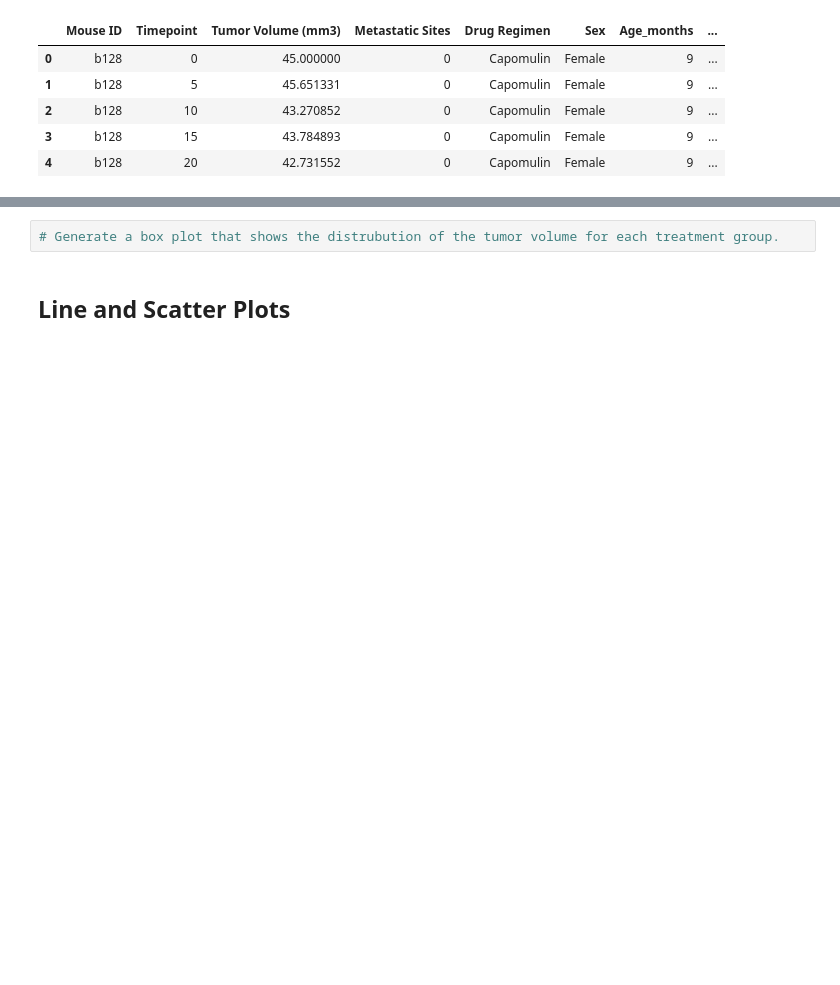
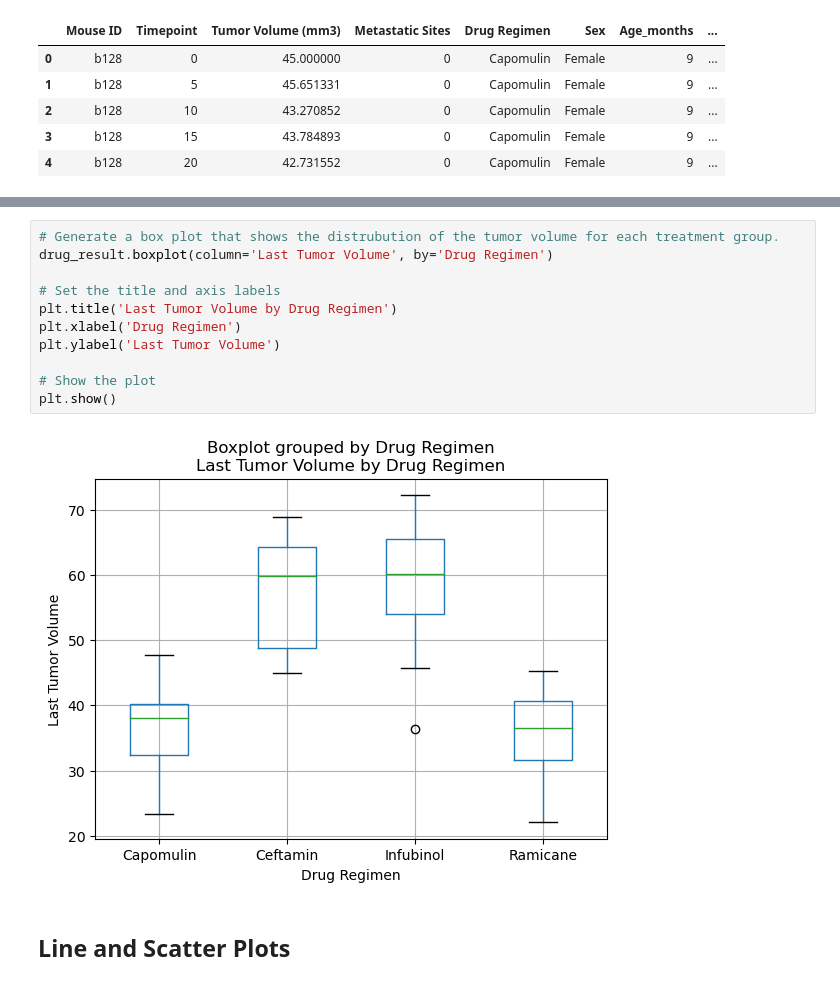
Before and after one commit to SamuelReyRod/Challenge-5-Matplotlib, a Jupyter notebook: Pymaceuticals/pymaceuticals_starter.ipynb, the cells around one changed output, grey strips where cells are left out. Cells and saved outputs as stored; diff of their text form; blank space fills up the shorter version.

Commit message:
added loop and boxplot

```diff
--- a/Pymaceuticals/pymaceuticals_starter.ipynb
+++ b/Pymaceuticals/pymaceuticals_starter.ipynb
@@ -248,5 +319,16 @@ vol_data = []
 # %%
 # Generate a box plot that shows the distrubution of the tumor volume for each treatment group.
+drug_result.boxplot(column='Last Tumor Volume', by='Drug Regimen')
+
+# Set the title and axis labels
+plt.title('Last Tumor Volume by Drug Regimen')
+plt.xlabel('Drug Regimen')
+plt.ylabel('Last Tumor Volume')
+
+# Show the plot
+plt.show()
+# %% [output]
+[figure, added]
 # %% [markdown]
 ## Line and Scatter Plots
 # %%
```
Also changed, not shown: parts of 2 cells of this notebook, 1 other file.
